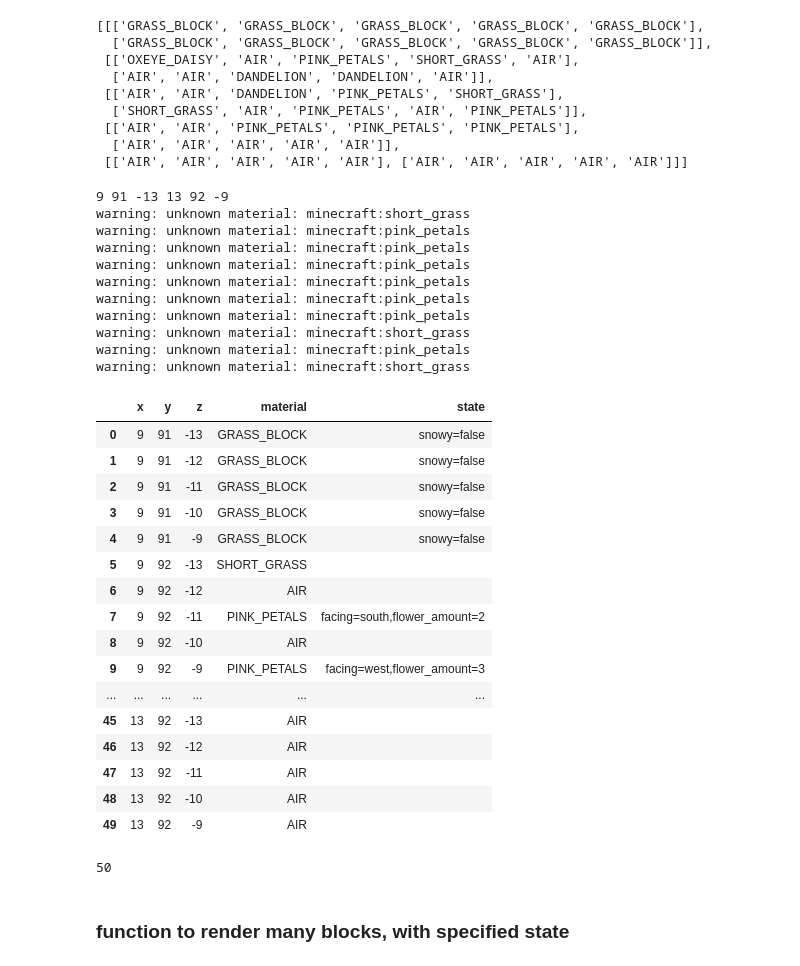
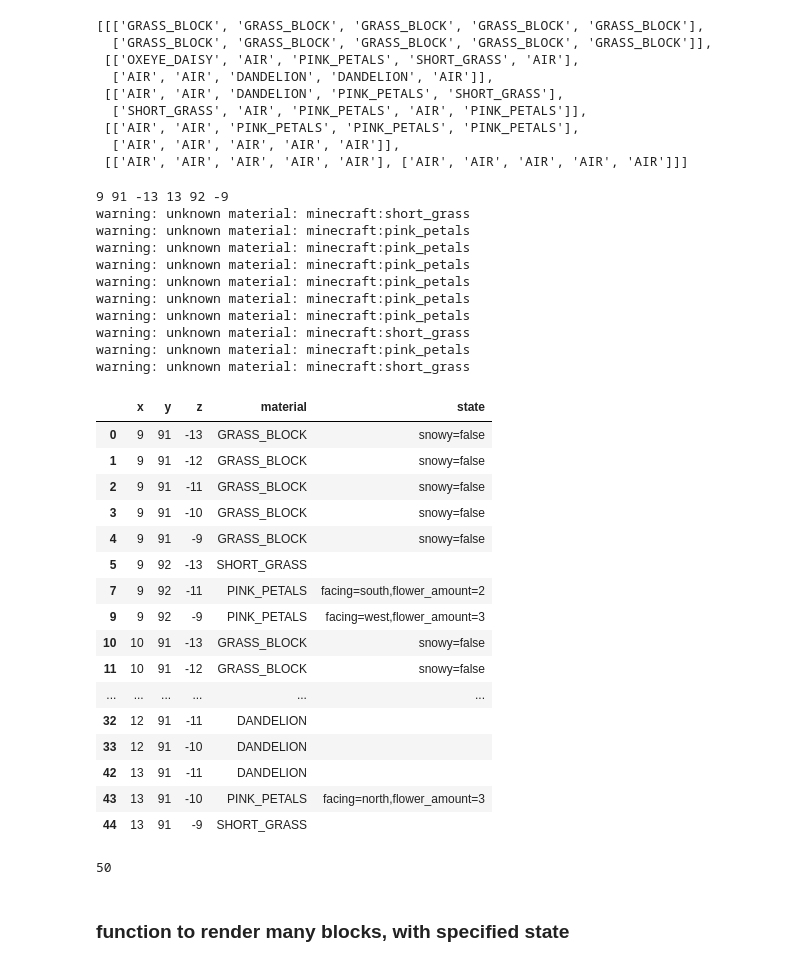
Before and after one commit to jdeast/pyncraft, a Jupyter notebook: examples/pyncraft-notebook.ipynb, the cells around one changed output. Saved outputs shown, nothing was run; the diff lists cells and outputs as text; code cells hidden in the pictures.

```diff
--- a/examples/pyncraft-notebook.ipynb
+++ b/examples/pyncraft-notebook.ipynb
@@ -621,44 +436,44 @@ mc.getBlocks(*here, *there)
 # %%
 print(*here, *there)
 cuboid = getBlocksDf(mc, *here, *there, with_state=True)
 
 # # sanity check - this is slow, but one-off to check that coords are correct
 # for row in cuboid.itertuples():
 #     checktype = mc.getBlock(row.x, row.y, row.z)
 #     assert checktype == row.material, \
 #         f"Block type mismatch at ({row.x}, {row.y}, {row.z}): {row.material} != {checktype}"
 
-display(cuboid)#[cuboid['state'].gt('')])
+display(cuboid[cuboid['material'].ne('AIR')])
 print(len(cuboid))
 # %% [output]
 9 91 -13 13 92 -9
 warning: unknown material: minecraft:short_grass
 warning: unknown material: minecraft:pink_petals
 warning: unknown material: minecraft:pink_petals
 warning: unknown material: minecraft:pink_petals
 warning: unknown material: minecraft:pink_petals
 warning: unknown material: minecraft:pink_petals
 warning: unknown material: minecraft:pink_petals
 warning: unknown material: minecraft:short_grass
 warning: unknown material: minecraft:pink_petals
 warning: unknown material: minecraft:short_grass
 |  | x | y | z | material | state |
 | 0 | 9 | 91 | -13 | GRASS_BLOCK | snowy=false |
 | 1 | 9 | 91 | -12 | GRASS_BLOCK | snowy=false |
 | 2 | 9 | 91 | -11 | GRASS_BLOCK | snowy=false |
 | 3 | 9 | 91 | -10 | GRASS_BLOCK | snowy=false |
 | 4 | 9 | 91 | -9 | GRASS_BLOCK | snowy=false |
 | 5 | 9 | 92 | -13 | SHORT_GRASS |  |
-| 6 | 9 | 92 | -12 | AIR |  |
 | 7 | 9 | 92 | -11 | PINK_PETALS | facing=south,flower_amount=2 |
-| 8 | 9 | 92 | -10 | AIR |  |
 | 9 | 9 | 92 | -9 | PINK_PETALS | facing=west,flower_amount=3 |
+| 10 | 10 | 91 | -13 | GRASS_BLOCK | snowy=false |
+| 11 | 10 | 91 | -12 | GRASS_BLOCK | snowy=false |
 | ... | ... | ... | ... | ... | ... |
-| 45 | 13 | 92 | -13 | AIR |  |
-| 46 | 13 | 92 | -12 | AIR |  |
-| 47 | 13 | 92 | -11 | AIR |  |
-| 48 | 13 | 92 | -10 | AIR |  |
-| 49 | 13 | 92 | -9 | AIR |  |
+| 32 | 12 | 91 | -11 | DANDELION |  |
+| 33 | 12 | 91 | -10 | DANDELION |  |
+| 42 | 13 | 91 | -11 | DANDELION |  |
+| 43 | 13 | 91 | -10 | PINK_PETALS | facing=north,flower_amount=3 |
+| 44 | 13 | 91 | -9 | SHORT_GRASS |  |
 50
 # %% [markdown]
 ### function to render many blocks, with specified state
```
Also changed, not shown: parts of 29 cells of this notebook, 7 other files.
